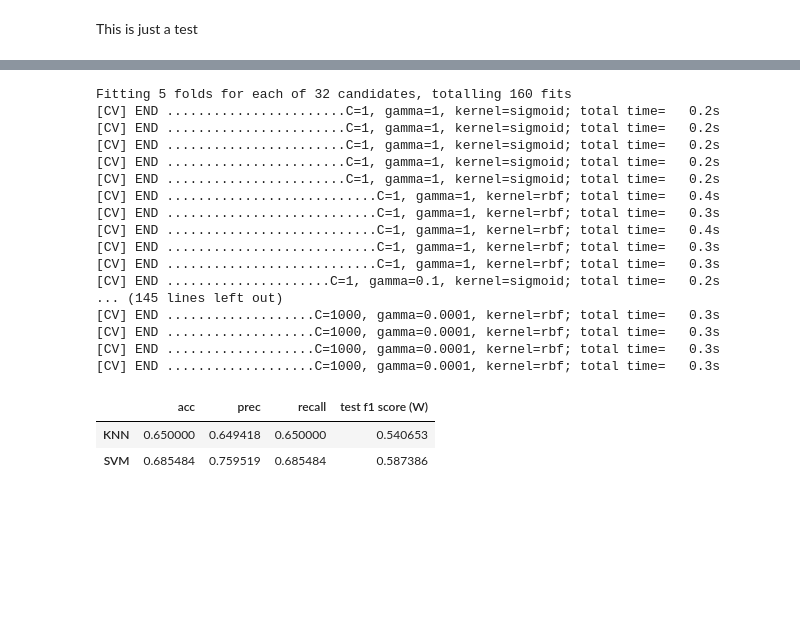
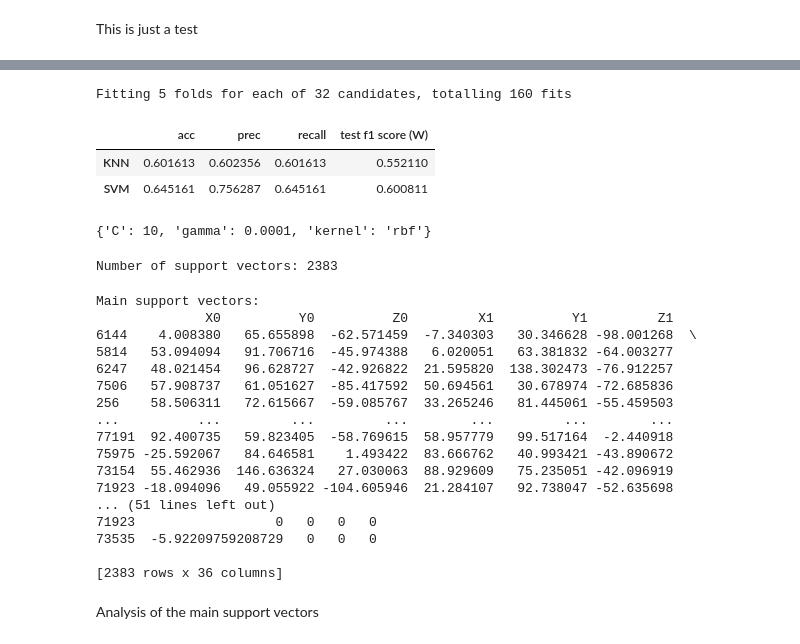
Before and after one commit to cuberhaus/MD2, a Jupyter notebook: src/SVM.ipynb, the cells around one changed output, grey strips where cells are left out. Saved outputs shown, nothing was run; the diff lists cells and outputs as text; code cells hidden in the pictures; blank space fills up the shorter version.

```diff
--- a/src/SVM.ipynb
+++ b/src/SVM.ipynb
@@ -100,33 +94,65 @@ KNN  0.65  0.649418    0.65           0.540653
 # %%
 # df = df.reset_index(drop=True)
 # param_grid = {'C':[1],
 #               'gamma':[1],
 #               'kernel':['rbf']}
 
 param_grid = {'C':[1,10,100,1000],
               'gamma':[1,0.1,0.001,0.0001],
-              'kernel':['sigmoid','rbf']}
-grid = GridSearchCV(SVC(),param_grid,refit = True, verbose=2)
+              'kernel':[ 'rbf', 'sigmoid' ]}
+grid = GridSearchCV(SVC(),param_grid,refit = True, verbose=2, n_jobs=-1)
 grid.fit(X_train,y_train)
 save_results(grid,X_test, y_test, "SVM", results_df_user)
 # %% [output]
 Fitting 5 folds for each of 32 candidates, totalling 160 fits
-[CV] END .......................C=1, gamma=1, kernel=sigmoid; total time=   0.2s
-[CV] END .......................C=1, gamma=1, kernel=sigmoid; total time=   0.2s
-[CV] END .......................C=1, gamma=1, kernel=sigmoid; total time=   0.2s
-[CV] END .......................C=1, gamma=1, kernel=sigmoid; total time=   0.2s
-[CV] END .......................C=1, gamma=1, kernel=sigmoid; total time=   0.2s
-[CV] END ...........................C=1, gamma=1, kernel=rbf; total time=   0.4s
-[CV] END ...........................C=1, gamma=1, kernel=rbf; total time=   0.3s
-[CV] END ...........................C=1, gamma=1, kernel=rbf; total time=   0.4s
-[CV] END ...........................C=1, gamma=1, kernel=rbf; total time=   0.3s
-[CV] END ...........................C=1, gamma=1, kernel=rbf; total time=   0.3s
-[CV] END .....................C=1, gamma=0.1, kernel=sigmoid; total time=   0.2s
-... (145 lines left out)
-[CV] END ...................C=1000, gamma=0.0001, kernel=rbf; total time=   0.3s
-[CV] END ...................C=1000, gamma=0.0001, kernel=rbf; total time=   0.3s
-[CV] END ...................C=1000, gamma=0.0001, kernel=rbf; total time=   0.3s
-[CV] END ...................C=1000, gamma=0.0001, kernel=rbf; total time=   0.3s
 |  | acc | prec | recall | test f1 score (W) |
-| KNN | 0.650000 | 0.649418 | 0.650000 | 0.540653 |
-| SVM | 0.685484 | 0.759519 | 0.685484 | 0.587386 |
+| KNN | 0.601613 | 0.602356 | 0.601613 | 0.552110 |
+| SVM | 0.645161 | 0.756287 | 0.645161 | 0.600811 |
+# %%
+print(grid.best_params_)
+# %% [output]
+{'C': 10, 'gamma': 0.0001, 'kernel': 'rbf'}
+# %%
+# 3. Get the best estimator with optimal hyperparameters
+best_svc = grid.best_estimator_
+
+# 4. Fit the model using the optimal hyperparameters
+best_svc.fit(X_train, y_train)
+
+# 5. Retrieve the support vectors
+support_vectors = best_svc.support_vectors_
+# Access the support vectors and retrieve the number of support vectors
+# support_vectors = grid.support_vectors_
+num_support_vectors = support_vectors.shape[0]
+
+print("Number of support vectors:", num_support_vectors)
+# %% [output]
+Number of support vectors: 2383
+# %%
+# Get the indices of the support vectors
+support_vector_indices = best_svc.support_
+
+# Inspect the main support vectors
+main_support_vectors = X_train.iloc[support_vector_indices]
+print("Main support vectors:")
+print(main_support_vectors)
+# %% [output]
+Main support vectors:
+              X0          Y0          Z0         X1          Y1         Z1
+6144    4.008380   65.655898  -62.571459  -7.340303   30.346628 -98.001268  \
+5814   53.094094   91.706716  -45.974388   6.020051   63.381832 -64.003277
+6247   48.021454   96.628727  -42.926822  21.595820  138.302473 -76.912257
+7506   57.908737   61.051627  -85.417592  50.694561   30.678974 -72.685836
+256    58.506311   72.615667  -59.085767  33.265246   81.445061 -55.459503
+...          ...         ...         ...        ...         ...        ...
+77191  92.400735   59.823405  -58.769615  58.957779   99.517164  -2.440918
+75975 -25.592067   84.646581    1.493422  83.666762   40.993421 -43.890672
+73154  55.462936  146.636324   27.030063  88.929609   75.235051 -42.096919
+71923 -18.094096   49.055922 -104.605946  21.284107   92.738047 -52.635698
+... (51 lines left out)
+71923                  0   0   0   0
+73535  -5.92209759208729   0   0   0
+
+[2383 rows x 36 columns]
+# %% [markdown]
+Analysis of the main support vectors
```
Also changed, not shown: parts of 8 cells of this notebook.
